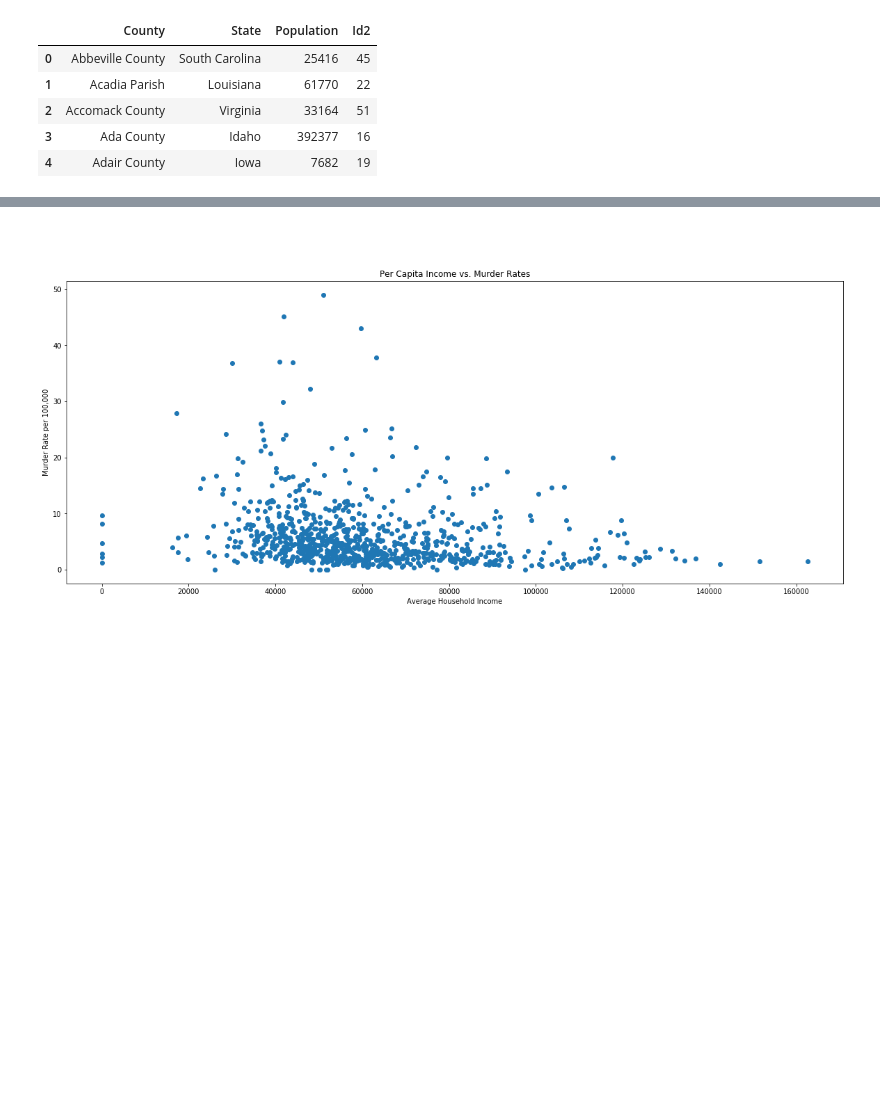
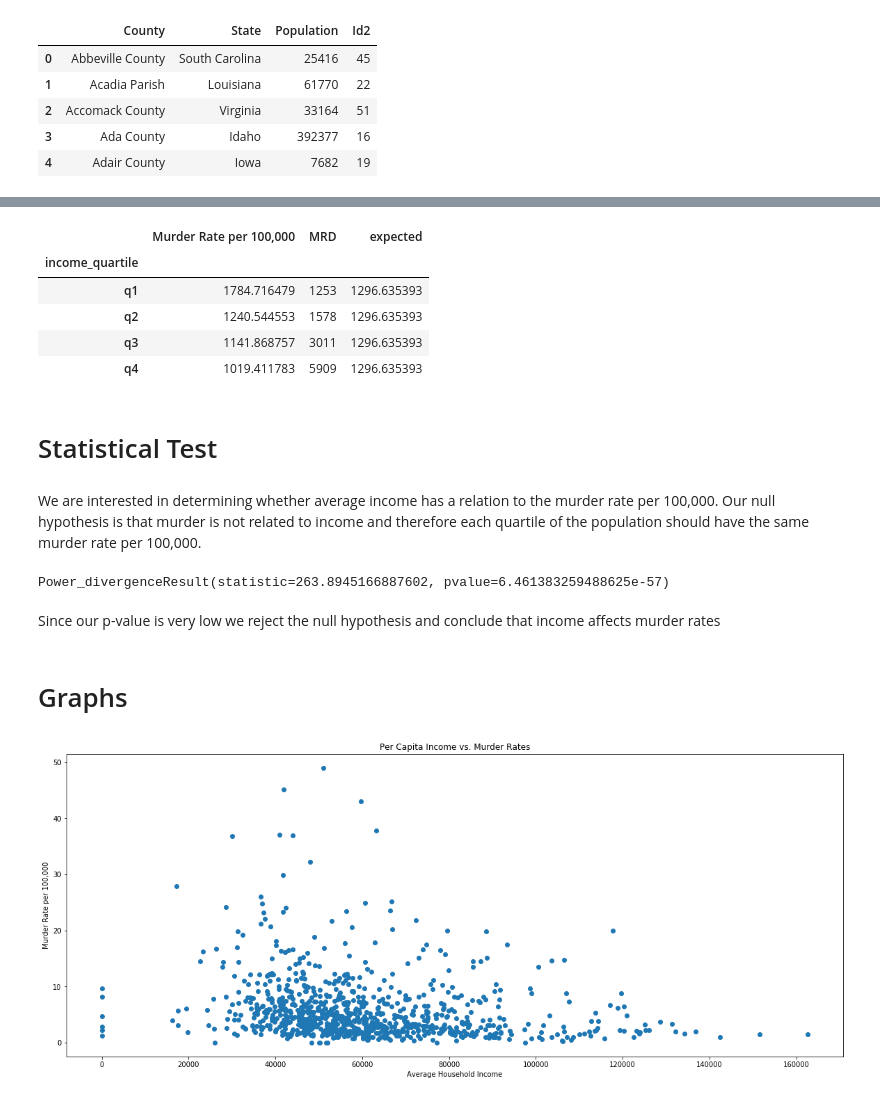
Before and after one commit to jstetter/project-1, a Jupyter notebook: project_1.ipynb, the cells around one changed output, grey strips where cells are left out. Saved outputs shown, nothing was run; the diff lists cells and outputs as text; code cells hidden in the pictures; blank space fills up the shorter version.

```diff
--- a/project_1.ipynb
+++ b/project_1.ipynb
@@ -132,0 +141,4 @@ combined_df3.sort_values(by = 'MRD', ascending = False)
+# %%
+combined_df3['Murder Rate per 100,000']= (combined_df3['MRD']/combined_df3['Population (Estimate)'])*100000
+test_df = combined_df3.groupby('income_quartile').sum()[['Murder Rate per 100,000', 'MRD']]
+test_df
@@ -133,5 +152,26 @@ combined_df3.sort_values(by = 'MRD', ascending = False)
+# %%
+test_df['expected'] = sum(test_df['Murder Rate per 100,000'])/4
+test_df
+# %% [output]
+|  | Murder Rate per 100,000 | MRD | expected |
+| income_quartile |  |  |  |
+| q1 | 1784.716479 | 1253 | 1296.635393 |
+| q2 | 1240.544553 | 1578 | 1296.635393 |
+| q3 | 1141.868757 | 3011 | 1296.635393 |
+| q4 | 1019.411783 | 5909 | 1296.635393 |
+# %% [markdown]
+# Statistical Test
+# %% [markdown]
+We are interested in determining whether average income has a relation to the murder rate per 100,000. Our null hypothesis is that murder is not related to income and therefore each quartile of the population should have the same murder rate per 100,000.
+# %%
+#Chi Squared Test
+stats.chisquare(test_df['Murder Rate per 100,000'], test_df['expected'])
+# %% [output]
+Power_divergenceResult(statistic=263.8945166887602, pvalue=6.461383259488625e-57)
+# %% [markdown]
+Since our p-value is very low we reject the null hypothesis and conclude that income affects murder rates
 # %% [markdown]
-#
+# Graphs
 # %%
 plt.scatter(combined_df3['Average Household Income'], combined_df3['Murder Rate per 100,000'])
 plt.ylabel('Murder Rate per 100,000')
```
Also changed, not shown: parts of 7 cells of this notebook.
